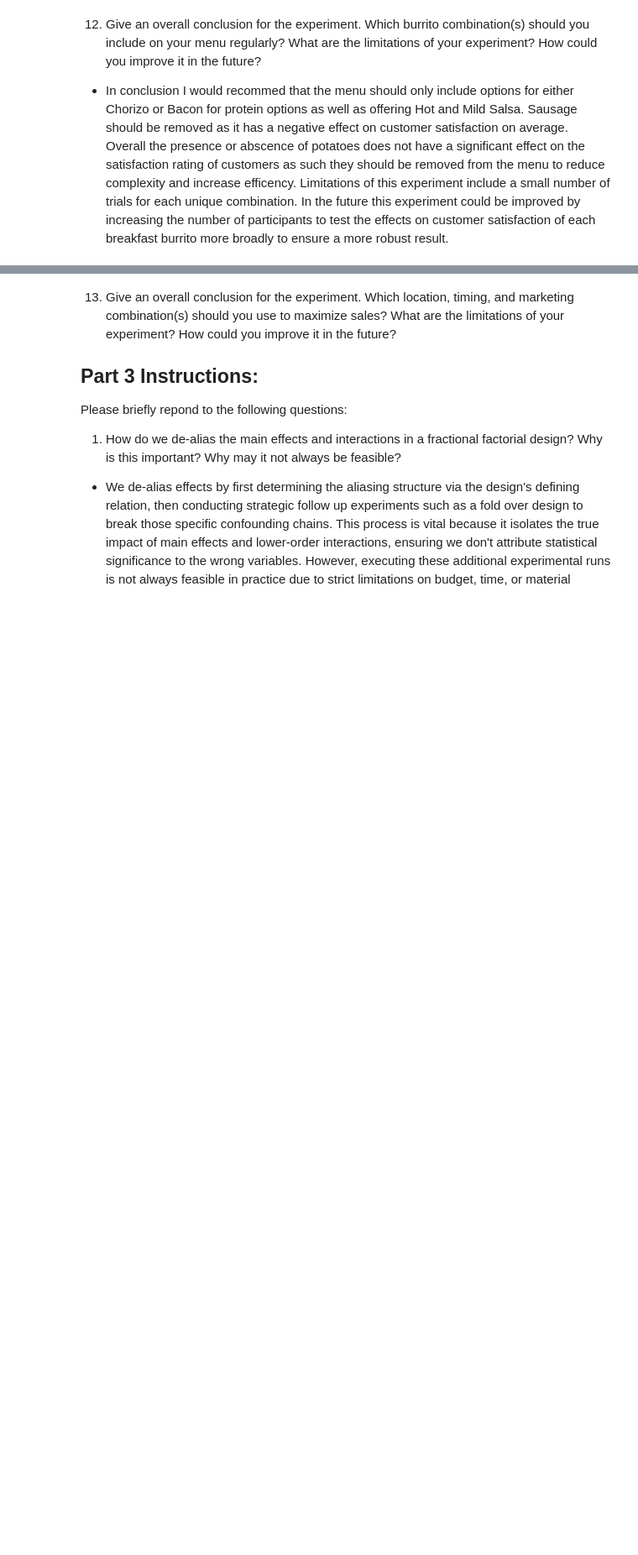
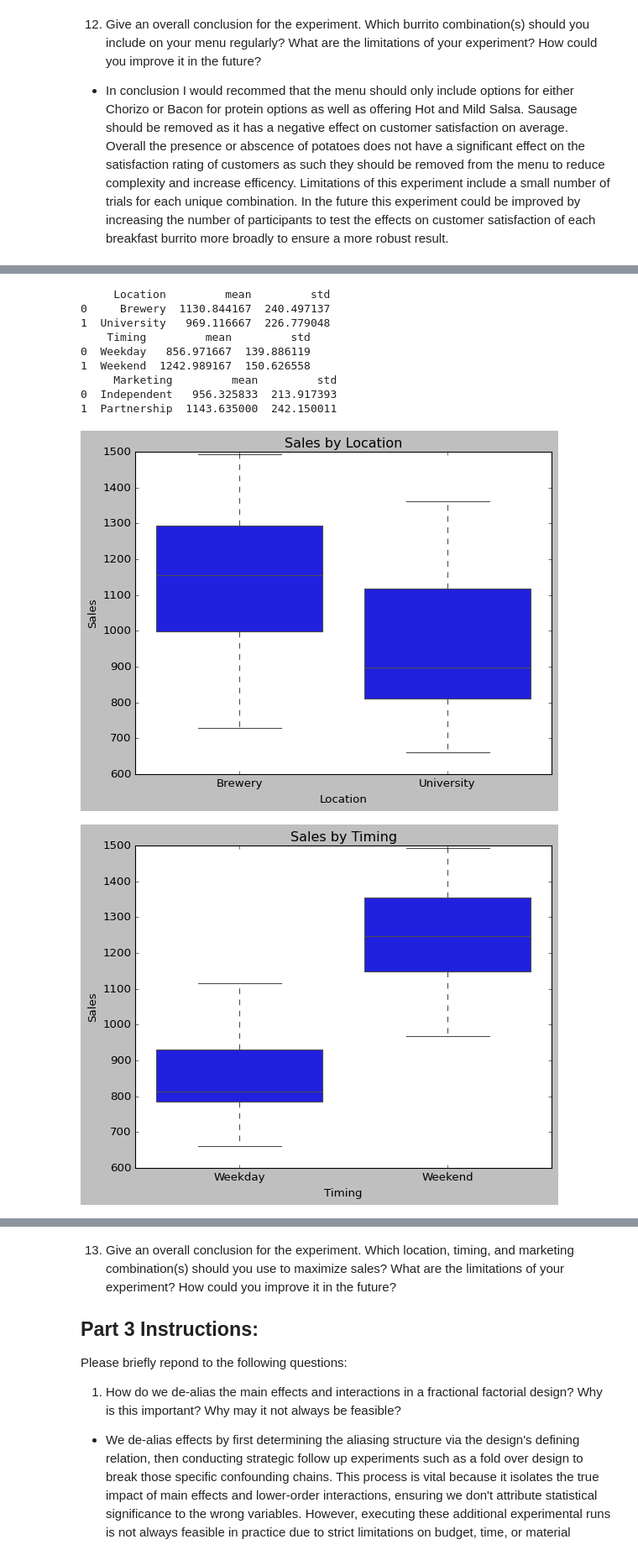
Before and after one commit to JaredLasley/STAT-7220-Applied-Experimental-Design, a Jupyter notebook: Assignments/Final-Exam/Final-Exam.ipynb, the cells around one changed output, grey strips where cells are left out. Shown at 84% size. Saved outputs shown, nothing was run; the diff lists cells and outputs as text; code cells hidden in the pictures; blank space fills up the shorter version.

```diff
--- a/Assignments/Final-Exam/Final-Exam.ipynb
+++ b/Assignments/Final-Exam/Final-Exam.ipynb
@@ -482,2 +524,58 @@ To be more efficient with time and resources, you decide to conduct a $2^{3-1}$
 # %%
-## Question 6 Code ##
+## Import relevant libraries ##
+import pandas as pd
+import numpy as np
+import seaborn as sns
+import matplotlib.pyplot as plt
+## Read in the Data ##
+
+sales = pd.read_excel("Busters Burrito Sales.xlsx")
+
+## Location Effect ##
+
+Location_effect = sales.groupby('Location')['Sales'].agg(['mean','std']).reset_index()
+
+print(Location_effect)
+
+## Timing Effect ##
+
+Timing_effect = sales.groupby('Timing')['Sales'].agg(['mean','std']).reset_index()
+
+print(Timing_effect)
+
+## Marketing Effect ##
+
+Marketing_effect = sales.groupby('Marketing')['Sales'].agg(['mean','std']).reset_index()
+
+print(Marketing_effect)
+
+## Plot Boxplots for Each Factor using seaborn ##
+
+## Location Boxplot ##
+
+sns.boxplot(x='Location', y='Sales', data=sales)
+plt.title('Sales by Location')
+plt.show()
+
+## Timing Boxplot ##
+
+sns.boxplot(x='Timing', y='Sales', data=sales)
+plt.title('Sales by Timing')
+plt.show()
+
+## Marketing Boxplot ##
+sns.boxplot(x='Marketing', y='Sales', data=sales)
+plt.title('Sales by Marketing')
+plt.show()
+# %% [output]
+     Location         mean         std
+0     Brewery  1130.844167  240.497137
+1  University   969.116667  226.779048
+    Timing         mean         std
+0  Weekday   856.971667  139.886119
+1  Weekend  1242.989167  150.626558
+     Marketing         mean         std
+0  Independent   956.325833  213.917393
+1  Partnership  1143.635000  242.150011
+[figure, added]
+[figure, added]
```
Also changed, not shown: parts of 13 cells of this notebook.
